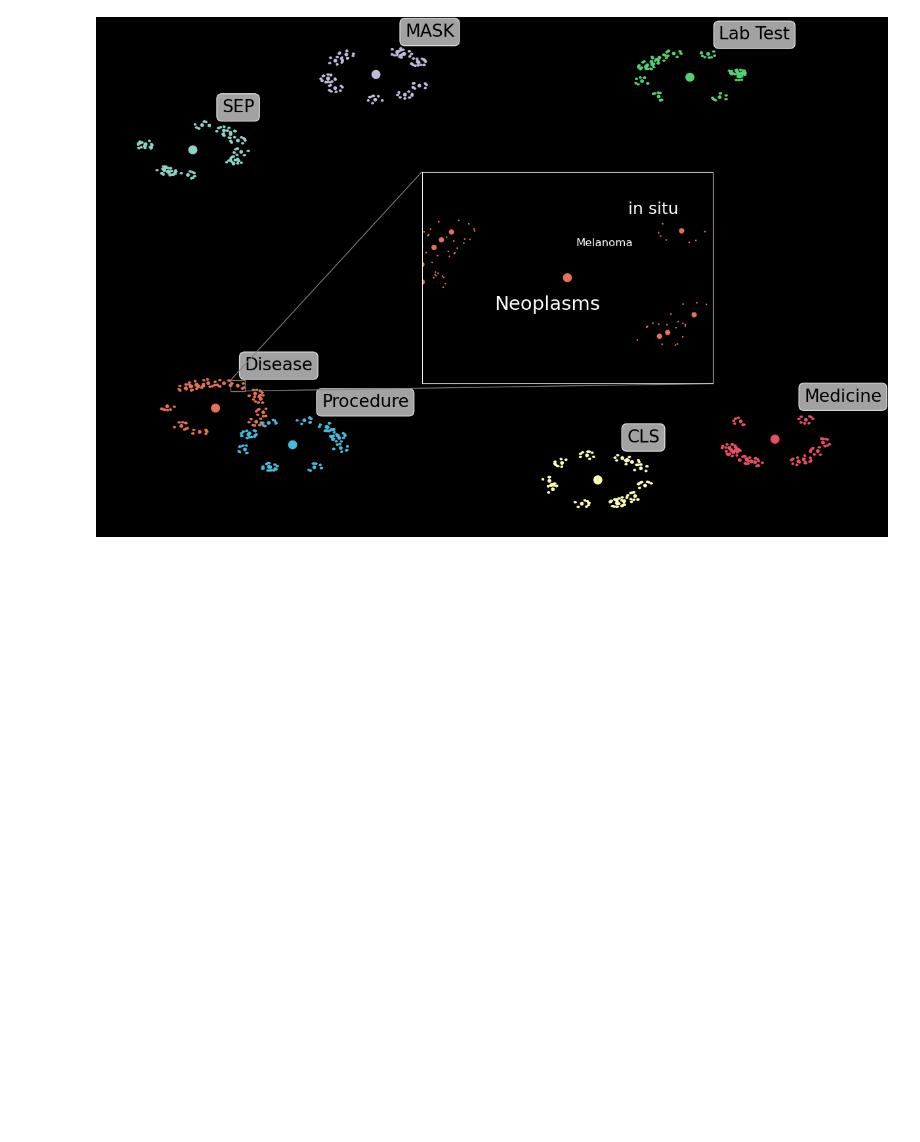
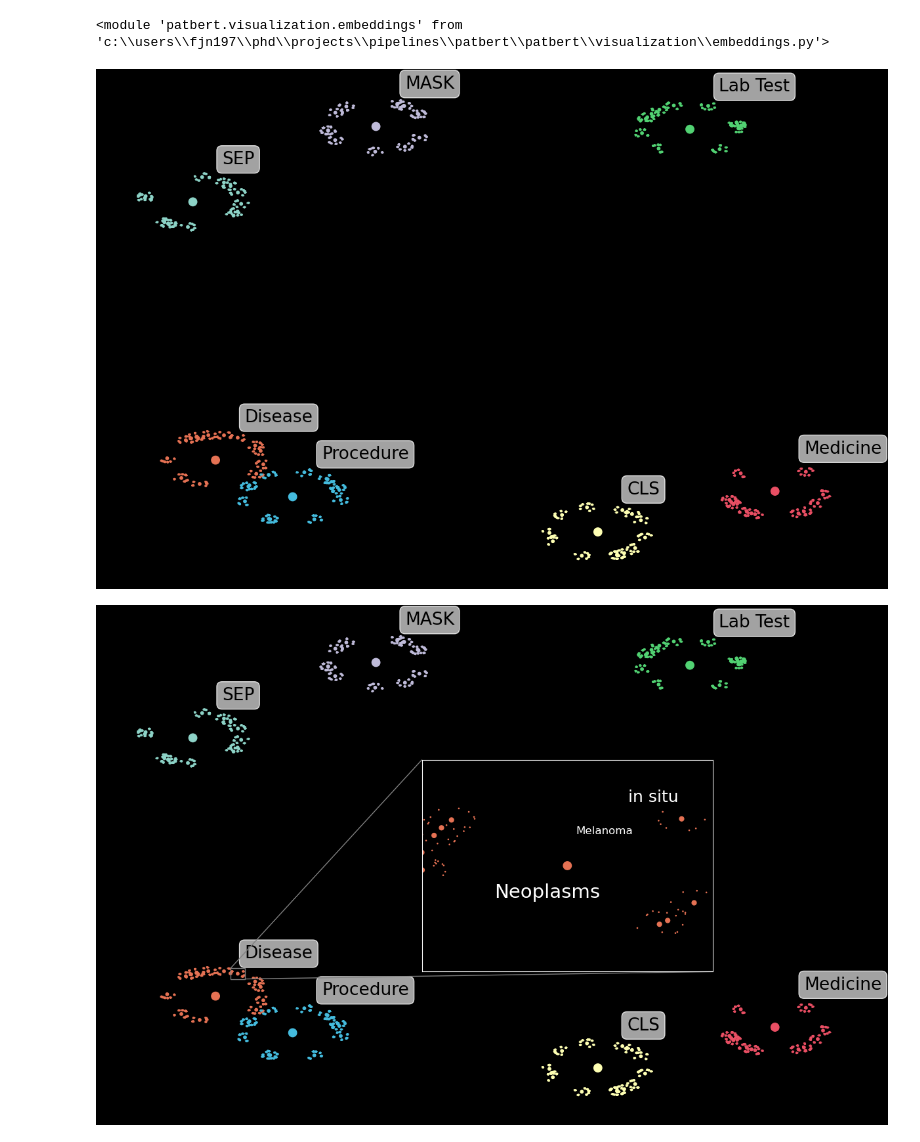
Before and after one commit to kirilklein/patbert, a Jupyter notebook: notebooks/vis_hierarchy_emb.ipynb, the cells around one changed output. Cells and saved outputs as stored; diff of their text form; code cells hidden in the pictures; blank space fills up the shorter version.

```diff
--- a/notebooks/vis_hierarchy_emb.ipynb
+++ b/notebooks/vis_hierarchy_emb.ipynb
@@ -1,8 +0,0 @@
-# %%
-import matplotlib.pyplot as plt
-import numpy as np
-from numpy import linalg as la
-import math
-import random
-
-plt.style.use('dark_background')
@@ -156,3 +1,23 @@ class EmbeddingFigure():
+# %%
+from patbert.visualization import embeddings
+import importlib
+importlib.reload(embeddings)
+# %% [output]
+<module 'patbert.visualization.embeddings' from 'c:\\users\\fjn197\\phd\\projects\\pipelines\\patbert\\patbert\\visualization\\embeddings.py'>
+# %%
+vector_nums = [7, 13, 8, 7]
+vector_lens = [1.4, 1/6, 1/40, 1/250]
+marker_sizes = [80, 10, 3, .1]
+embfig = embeddings.EmbeddingFigure(vector_nums, vector_lens, marker_sizes,
+                seed=2, fontsize=19, zoom_sub_vec_num=9, save_path='..\\reports\\figures\\initial_embedding.png',
+                dpi=100, text_x_shift=.1, text_y_shift=+.25, figsize=(15,10), add_inset=False)
+fig, ax, axins = embfig()
+# turn off axes label and ticks
+ax = embfig.turn_off_frame()
+# Create the inset axis and plot the zoomed-in data
+embfig.save_fig()
+# %% [output]
+[figure, added]
 # %%
 axins_kwargs = {'zoom':20, 'loc':7, 'x':-1, 'y':-1,
         'xlim':(-1.015,-.965), 'ylim':(-.79, -.72),
```
Also changed, not shown: parts of 6 cells of this notebook, 1 other file.
